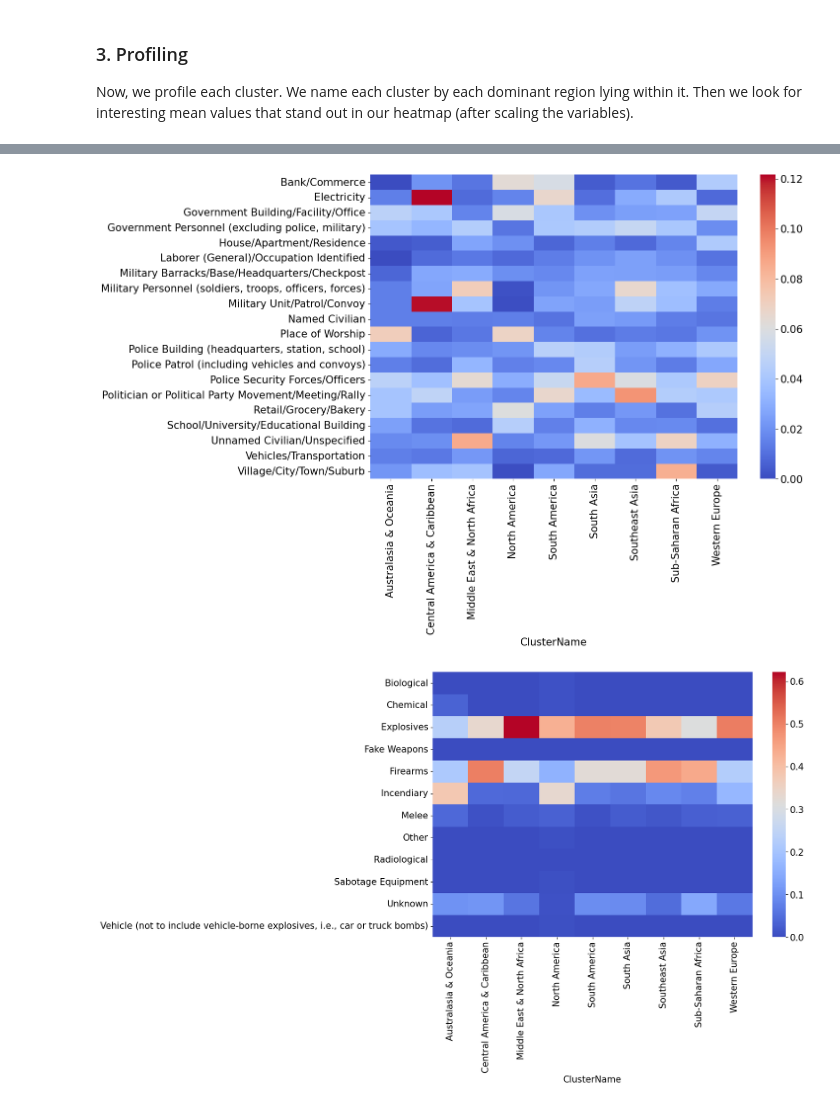
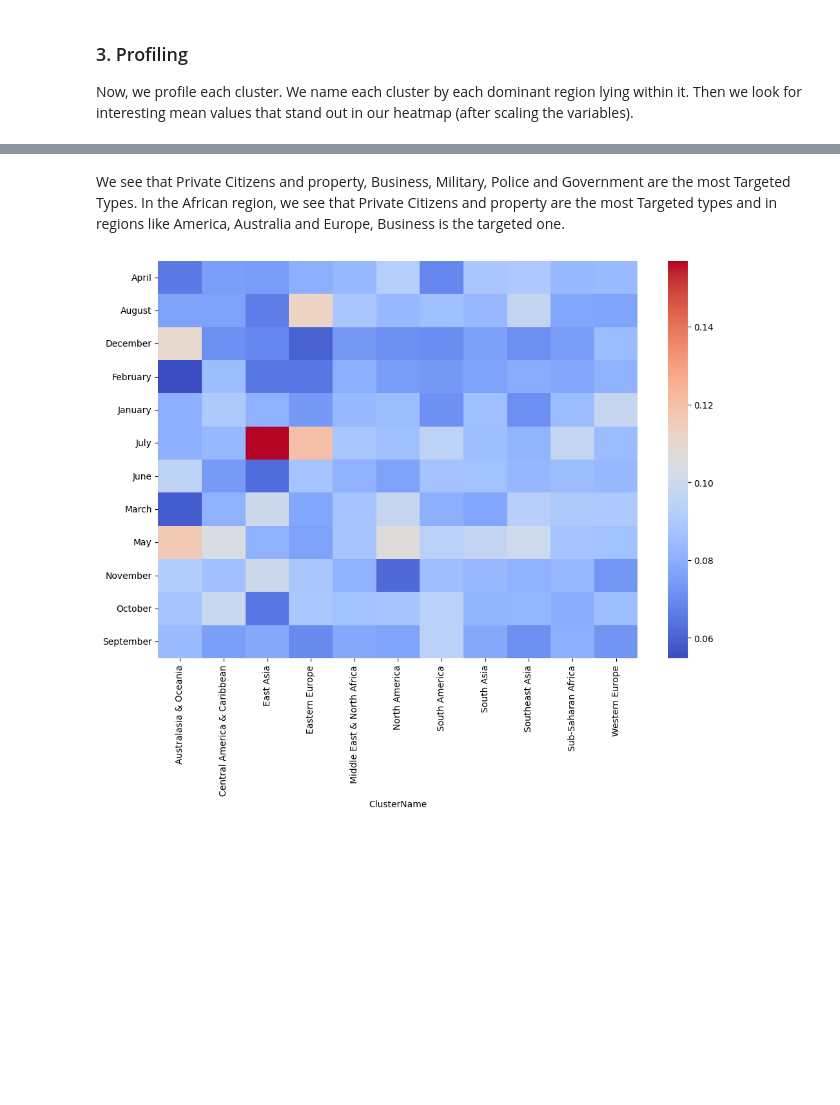
Before and after one commit to SujithBonthala/Global-Terrorism-Analysis, a Jupyter notebook: Global_Terrorism_EDA_KMeans_XGBoost.ipynb, the cells around one changed output, grey strips where cells are left out. Cells and saved outputs as stored; diff of their text form; code cells hidden in the pictures; blank space fills up the shorter version.

```diff
--- a/Global_Terrorism_EDA_KMeans_XGBoost.ipynb
+++ b/Global_Terrorism_EDA_KMeans_XGBoost.ipynb
@@ -949,10 +912,10 @@ _ = pd.Series(scores).plot.bar()
 # %%
 error = []
-for i in range(2, 51):
+for i in range(2, 26):
     model = KMeans(n_clusters=i)
     model.fit(X)
     error.append(model.inertia_)
     print(str(i)+', ', end='')
-plt.plot(range(2, 51), error)
+plt.plot(range(2, 26), error)
 plt.show()
 # %% [output]
@@ -962,5 +929,5 @@ plt.show()
 We then get the cluster labels and compute the silhouette score of our clustering. A score of ~60% would suffice in our case.
 # %%
-gt_df_k['Cluster'] = KMeans(n_clusters = 20).fit_predict(X) + 1
+gt_df_k['Cluster'] = KMeans(n_clusters = 11).fit_predict(X) + 1
 print('Silhouette Score:', silhouette_score(X, gt_df_k['Cluster'], sample_size = 10000) * 10000 // 1 / 100, '%')
 # %% [output]
@@ -1025,13 +1007,10 @@ _ = sns.heatmap(d.groupby('ClusterName').mean().T, cmap='coolwarm')
-# %%
-top = gt_df_k['targsubtype1_txt'].value_counts().head(20).keys().tolist()
-d = pd.get_dummies(gt_df_k['targsubtype1_txt'].apply(lambda x: x if x in top else None))
-d['ClusterName'] = gt_df_k['ClusterName']
-_ = sns.heatmap(d.groupby('ClusterName').mean().T, cmap='coolwarm')
-# %% [output]
-[figure, removed]
+# %% [markdown]
+We see that Private Citizens and property, Business, Military, Police and Government are the most Targeted Types. In the African region, we see that Private Citizens and property are the most Targeted types and in regions like America, Australia and Europe, Business is the targeted one.
 # %%
-d = pd.get_dummies(gt_df_k['weaptype1_txt'])
+# A heatmap of month vs Cluster name
+months = ['', 'January', 'February', 'March', 'April', 'May', 'June', 'July', 'August', 'September', 'October', 'November', 'December']
+d = pd.get_dummies(gt_df_k['imonth'].apply(lambda x: None if x == 0 else months[int(x)]))
 d['ClusterName'] = gt_df_k['ClusterName']
 _ = sns.heatmap(d.groupby('ClusterName').mean().T, cmap='coolwarm')
 # %% [output]
-[figure, old version]
+[figure, new version]
```
Also changed, not shown: parts of 27 cells of this notebook.
